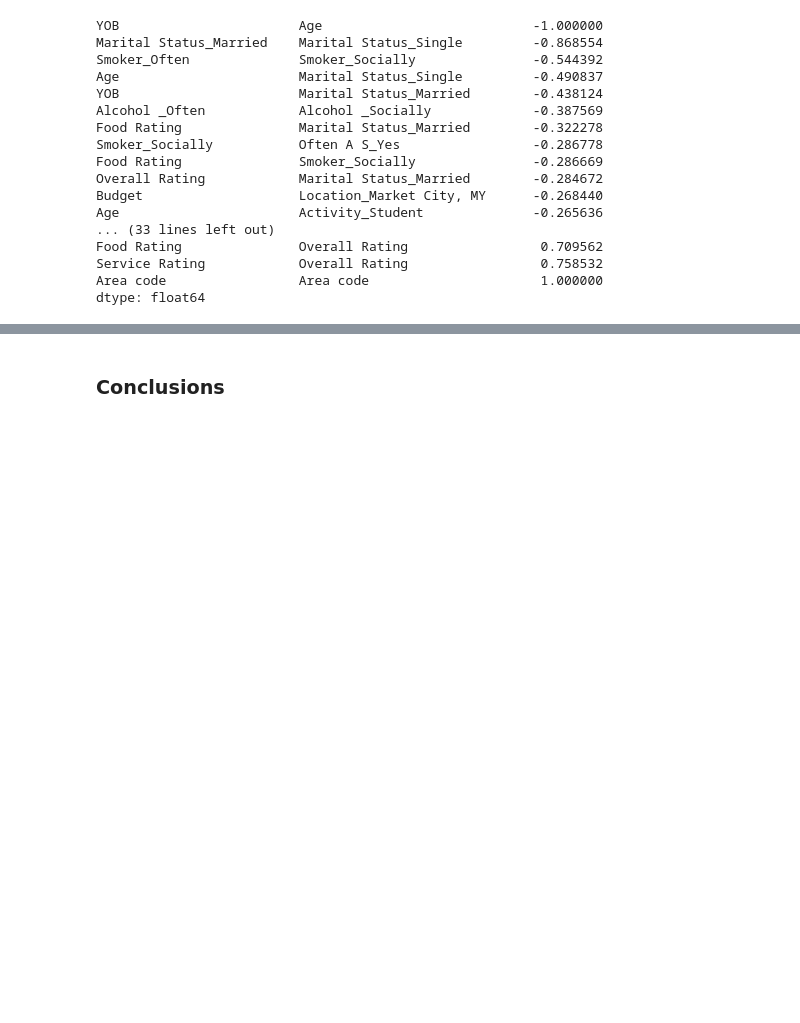
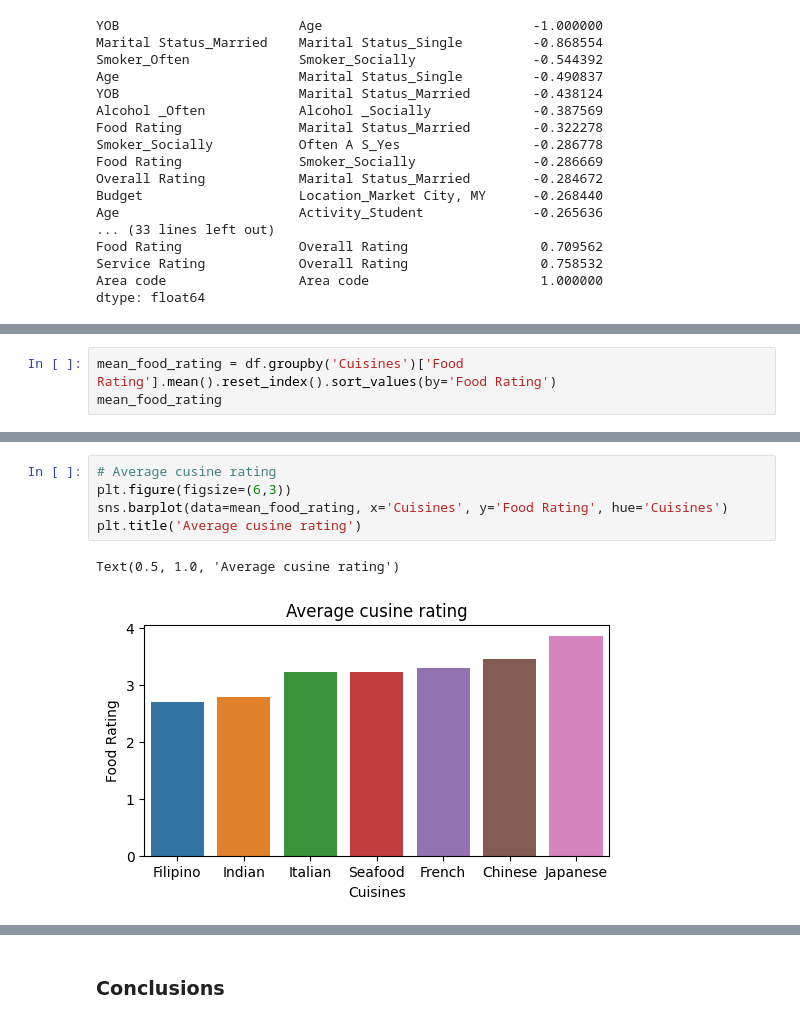
Before and after one commit to marta-glanowska/data-science, a Jupyter notebook: Projects/EDA/EDA_cuisine_rating.ipynb, the cells around one changed output, grey strips where cells are left out. Drawn from its saved outputs; the diff is of its cells as text; blank space fills up the shorter version.

```diff
--- a/Projects/EDA/EDA_cuisine_rating.ipynb
+++ b/Projects/EDA/EDA_cuisine_rating.ipynb
@@ -238,0 +286,3 @@ sns.violinplot(data=df, x='Cuisines', y='Food Rating', hue='Cuisines')
+# %%
+mean_food_rating = df.groupby('Cuisines')['Food Rating'].mean().reset_index().sort_values(by='Food Rating')
+mean_food_rating
@@ -238,0 +298,8 @@ sns.violinplot(data=df, x='Cuisines', y='Food Rating', hue='Cuisines')
+# %%
+# Average cusine rating
+plt.figure(figsize=(6,3))
+sns.barplot(data=mean_food_rating, x='Cuisines', y='Food Rating', hue='Cuisines')
+plt.title('Average cusine rating')
+# %% [output]
+Text(0.5, 1.0, 'Average cusine rating')
+[figure, added]
```
Also changed, not shown: parts of 17 cells of this notebook.
